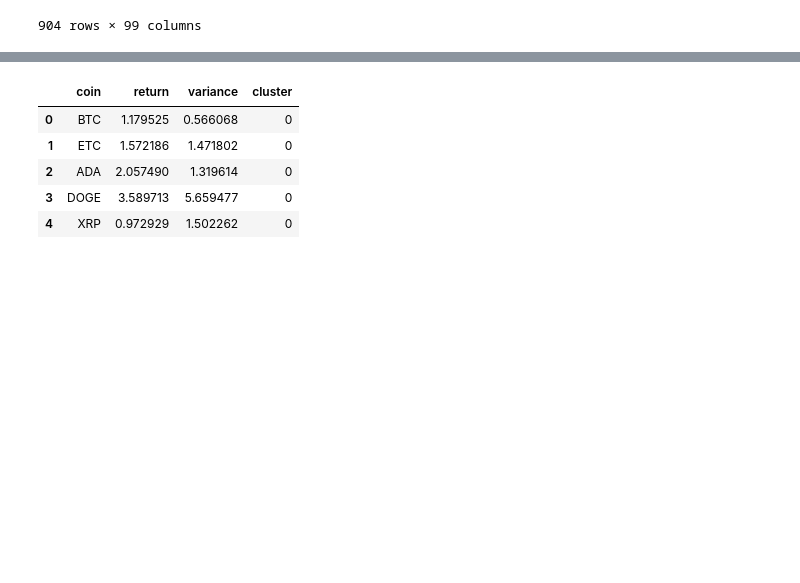
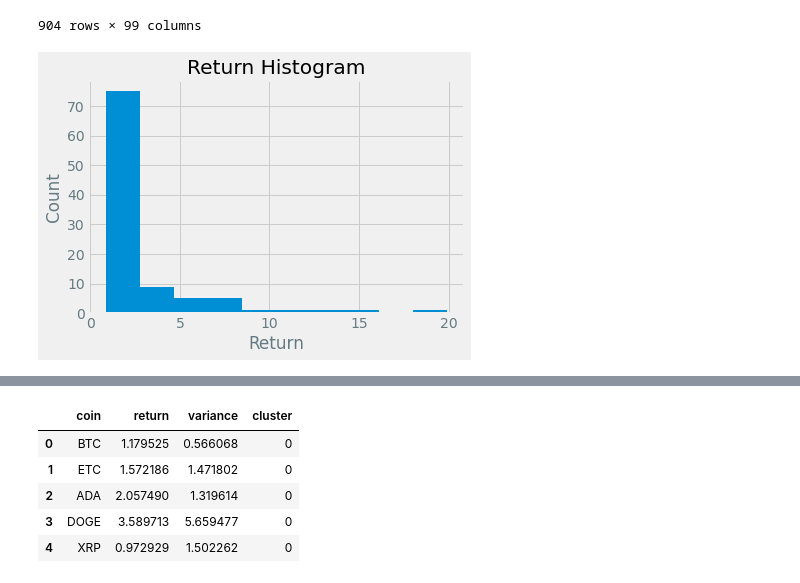
Before and after one commit to nosliwes/coinpix, a Jupyter notebook: notebooks/Clustering.ipynb, the cells around one changed output, grey strips where cells are left out. Drawn from its saved outputs; the diff is of its cells as text; code cells hidden in the pictures; blank space fills up the shorter version.

```diff
--- a/notebooks/Clustering.ipynb
+++ b/notebooks/Clustering.ipynb
@@ -73,3 +73,11 @@ final_df['return'] = expected_return.values
 
 # add variance values
 final_df['variance'] = variance.values
+# %%
+plt.hist(final_df['return'])
+plt.title('Return Histogram')
+plt.xlabel('Return')
+plt.ylabel('Count')
+plt.show()
+# %% [output]
+[figure, added]
```
Also changed, not shown: parts of 14 cells of this notebook, 1 other file.
